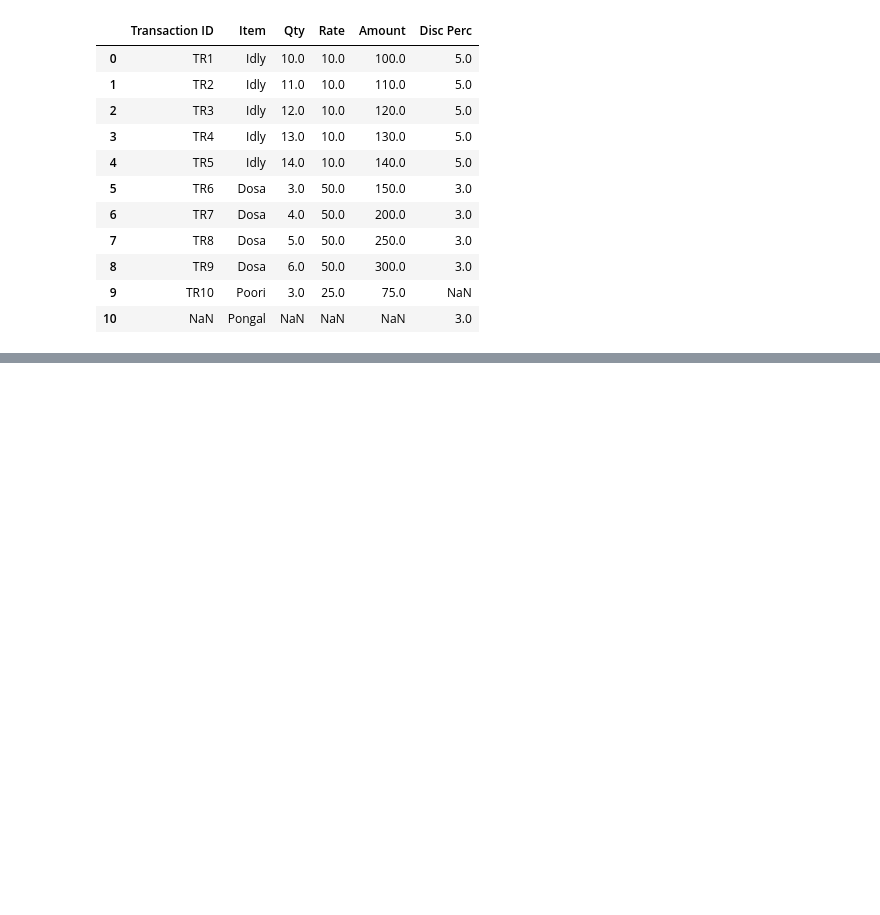
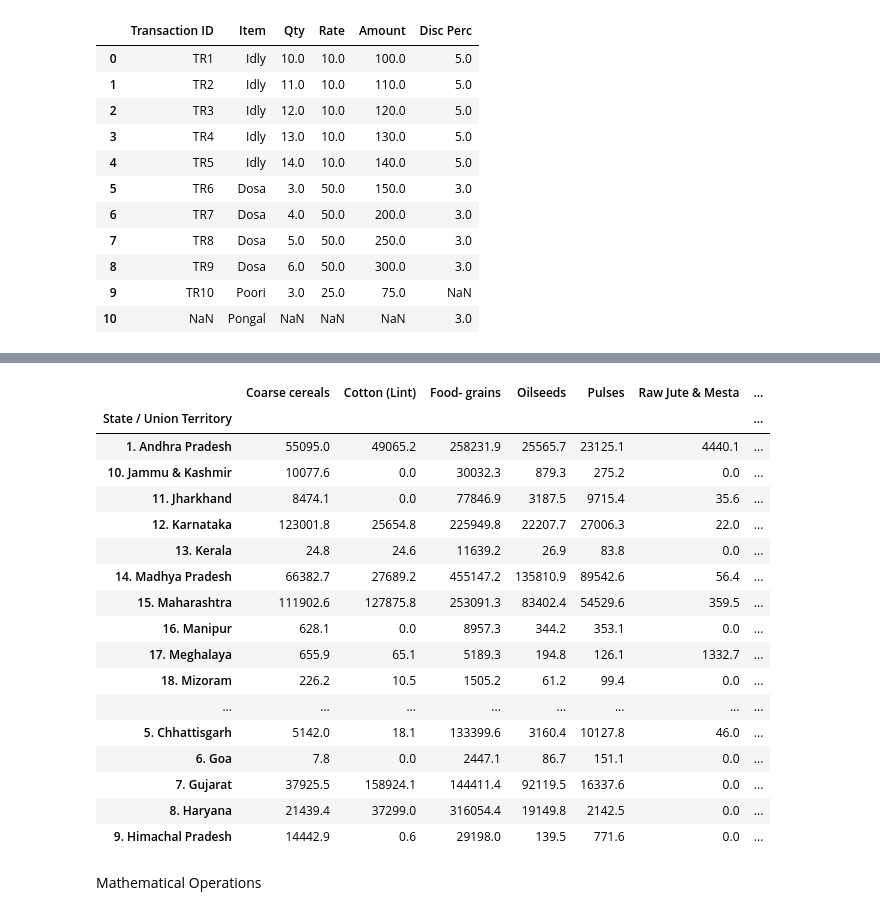
Before and after one commit to chandrakanthkarunakaran/Data-Analytics, a Jupyter notebook: Pandas.ipynb, the cells around one changed output, grey strips where cells are left out. Saved outputs shown, nothing was run; the diff lists cells and outputs as text; code cells hidden in the pictures; blank space fills up the shorter version.

```diff
--- a/Pandas.ipynb
+++ b/Pandas.ipynb
@@ -471,0 +476,6 @@ pd.merge(left=txnDF,right=dataTxn["DiscPerc"],how="outer",left_on="Item",right_o
+# %%
+data.fillna(method='ffill',inplace=True)
+# %%
+dataL1=data.loc[~data["State / Union Territory"].isin(['All India',
+ 'All States',
+ 'Union Territories'])]
@@ -471,0 +514,2 @@ pd.merge(left=txnDF,right=dataTxn["DiscPerc"],how="outer",left_on="Item",right_o
+# %%
+dataL1[numCols]=dataL1[numCols].replace(to_replace="-",value=0)
@@ -471,0 +522,11 @@ pd.merge(left=txnDF,right=dataTxn["DiscPerc"],how="outer",left_on="Item",right_o
+# %%
+numCols=['Rice', 'Wheat', 'Coarse cereals',
+       'Pulses', 'Food- grains', 'Oilseeds', 'Cotton (Lint)', 'Sugar- cane',
+       'Raw Jute & Mesta']
+
+
+for col in numCols:
+
+    print(col)
+
+    dataL1[col]=dataL1[col].astype(float)
@@ -471,0 +548,23 @@ pd.merge(left=txnDF,right=dataTxn["DiscPerc"],how="outer",left_on="Item",right_o
+# %%
+pd.pivot_table(data=dataL1,values=numCols,index="State / Union Territory",aggfunc=sum)
+# %% [output]
+|  | Coarse cereals | Cotton (Lint) | Food- grains | Oilseeds | Pulses | Raw Jute & Mesta | ... |
+| State / Union Territory |  |  |  |  |  |  | ... |
+| 1. Andhra Pradesh | 55095.0 | 49065.2 | 258231.9 | 25565.7 | 23125.1 | 4440.1 | ... |
+| 10. Jammu & Kashmir | 10077.6 | 0.0 | 30032.3 | 879.3 | 275.2 | 0.0 | ... |
+| 11. Jharkhand | 8474.1 | 0.0 | 77846.9 | 3187.5 | 9715.4 | 35.6 | ... |
+| 12. Karnataka | 123001.8 | 25654.8 | 225949.8 | 22207.7 | 27006.3 | 22.0 | ... |
+| 13. Kerala | 24.8 | 24.6 | 11639.2 | 26.9 | 83.8 | 0.0 | ... |
+| 14. Madhya Pradesh | 66382.7 | 27689.2 | 455147.2 | 135810.9 | 89542.6 | 56.4 | ... |
+| 15. Maharashtra | 111902.6 | 127875.8 | 253091.3 | 83402.4 | 54529.6 | 359.5 | ... |
+| 16. Manipur | 628.1 | 0.0 | 8957.3 | 344.2 | 353.1 | 0.0 | ... |
+| 17. Meghalaya | 655.9 | 65.1 | 5189.3 | 194.8 | 126.1 | 1332.7 | ... |
+| 18. Mizoram | 226.2 | 10.5 | 1505.2 | 61.2 | 99.4 | 0.0 | ... |
+| ... | ... | ... | ... | ... | ... | ... | ... |
+| 5. Chhattisgarh | 5142.0 | 18.1 | 133399.6 | 3160.4 | 10127.8 | 46.0 | ... |
+| 6. Goa | 7.8 | 0.0 | 2447.1 | 86.7 | 151.1 | 0.0 | ... |
+| 7. Gujarat | 37925.5 | 158924.1 | 144411.4 | 92119.5 | 16337.6 | 0.0 | ... |
+| 8. Haryana | 21439.4 | 37299.0 | 316054.4 | 19149.8 | 2142.5 | 0.0 | ... |
+| 9. Himachal Pradesh | 14442.9 | 0.6 | 29198.0 | 139.5 | 771.6 | 0.0 | ... |
+# %% [markdown]
+Mathematical Operations
```
Also changed, not shown: parts of 24 cells of this notebook, 2 other files.
